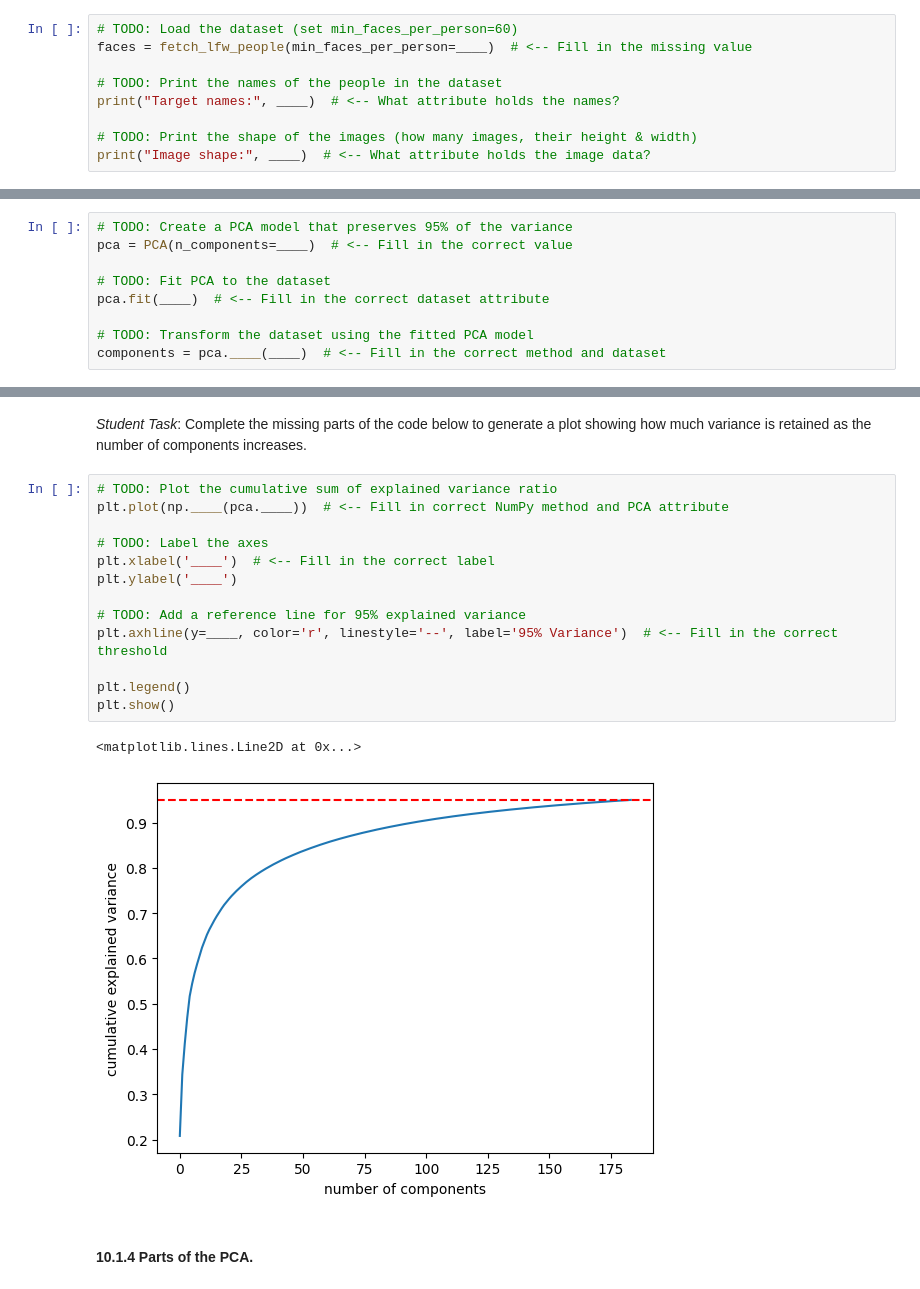
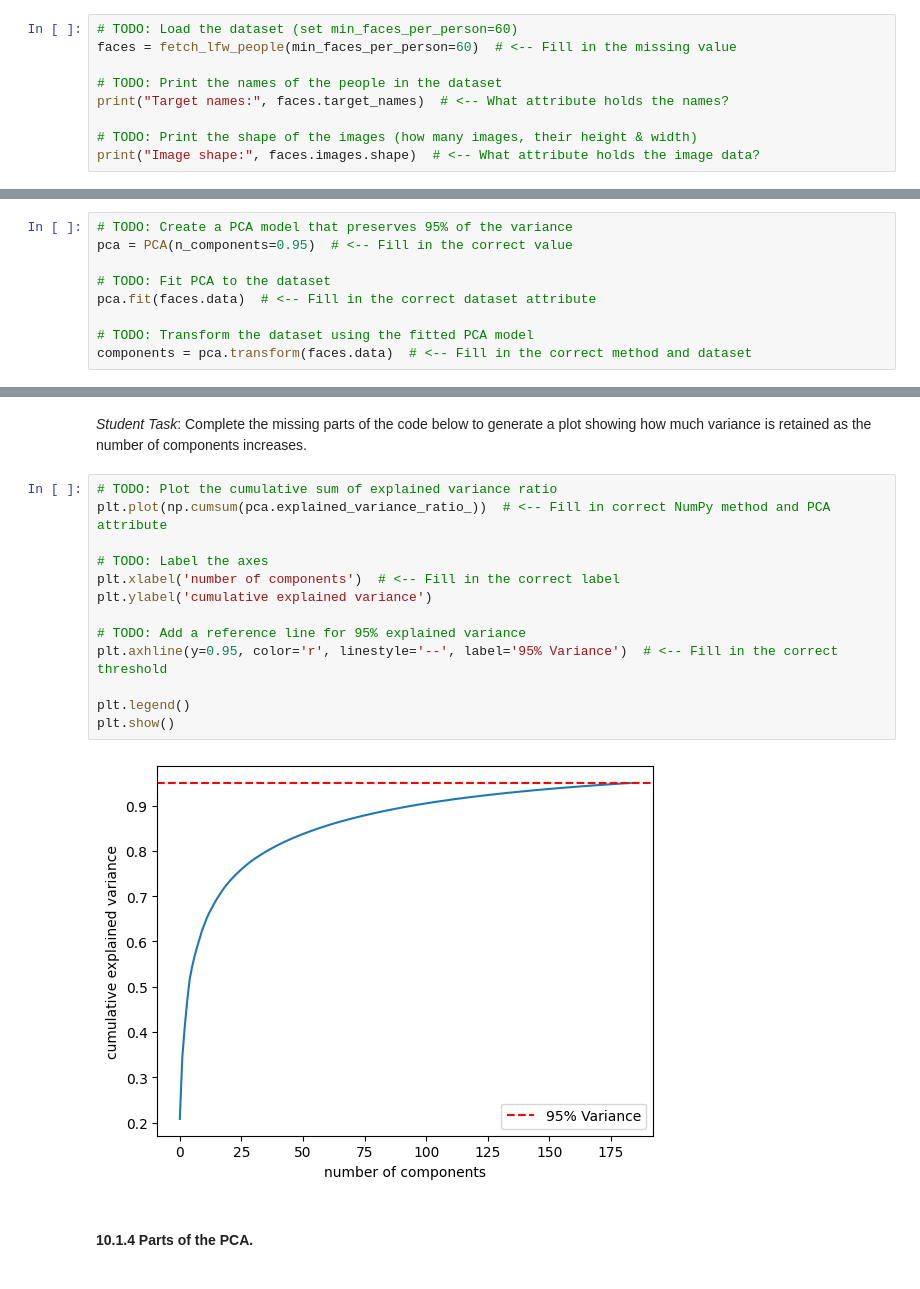
Before and after one commit to Meitiann/INF2008-ML-Labs, a Jupyter notebook: Week10_INF2008_Lab_2302073.ipynb, the cells around one changed output, grey strips where cells are left out. Cells and saved outputs as stored; diff of their text form.

```diff
--- a/Week10_INF2008_Lab_2302073.ipynb
+++ b/Week10_INF2008_Lab_2302073.ipynb
@@ -63,11 +63,11 @@ We will use the fetch_lfw_people function from sklearn.datasets to load images o
 *Student Task*: Complete the code below to load the dataset. Set `min_faces_per_person=60` to filter out people with fewer than 60 images.
 # %%
 # TODO: Load the dataset (set min_faces_per_person=60)
-faces = fetch_lfw_people(min_faces_per_person=____)  # <-- Fill in the missing value
+faces = fetch_lfw_people(min_faces_per_person=60)  # <-- Fill in the missing value
 
 # TODO: Print the names of the people in the dataset
-print("Target names:", ____)  # <-- What attribute holds the names?
+print("Target names:", faces.target_names)  # <-- What attribute holds the names?
 
 # TODO: Print the shape of the images (how many images, their height & width)
-print("Image shape:", ____)  # <-- What attribute holds the image data?
+print("Image shape:", faces.images.shape)  # <-- What attribute holds the image data?
 # %% [output]
@@ -183,13 +182,13 @@ This indicates that most of the variance is explained by the first few component
 *Student Task*: Complete the code below to fit PCA with **95% explained variance** and transform the facial images.
 # %%
 # TODO: Create a PCA model that preserves 95% of the variance
-pca = PCA(n_components=____)  # <-- Fill in the correct value
+pca = PCA(n_components=0.95)  # <-- Fill in the correct value
 
 # TODO: Fit PCA to the dataset
-pca.fit(____)  # <-- Fill in the correct dataset attribute
+pca.fit(faces.data)  # <-- Fill in the correct dataset attribute
 
 # TODO: Transform the dataset using the fitted PCA model
-components = pca.____(____)  # <-- Fill in the correct method and dataset
+components = pca.transform(faces.data)  # <-- Fill in the correct method and dataset
 # %% [markdown]
 Notice that we use a bit more components, this time 184 instead of 150.
 # %%
@@ -200,20 +199,19 @@ components.shape
 *Student Task*: Complete the missing parts of the code below to generate a plot showing how much variance is retained as the number of components increases.
 # %%
 # TODO: Plot the cumulative sum of explained variance ratio
-plt.plot(np.____(pca.____))  # <-- Fill in correct NumPy method and PCA attribute
+plt.plot(np.cumsum(pca.explained_variance_ratio_))  # <-- Fill in correct NumPy method and PCA attribute
 
 # TODO: Label the axes
-plt.xlabel('____')  # <-- Fill in the correct label
-plt.ylabel('____')
+plt.xlabel('number of components')  # <-- Fill in the correct label
+plt.ylabel('cumulative explained variance')
 
 # TODO: Add a reference line for 95% explained variance
-plt.axhline(y=____, color='r', linestyle='--', label='95% Variance')  # <-- Fill in the correct threshold
+plt.axhline(y=0.95, color='r', linestyle='--', label='95% Variance')  # <-- Fill in the correct threshold
 
 plt.legend()
 plt.show()
 # %% [output]
-<matplotlib.lines.Line2D at 0x...>
-[figure, old version]
+[figure, new version]
 # %% [markdown]
 #### 10.1.4 Parts of the PCA.
 # %% [markdown]
```
Also changed, not shown: parts of 18 cells of this notebook.
